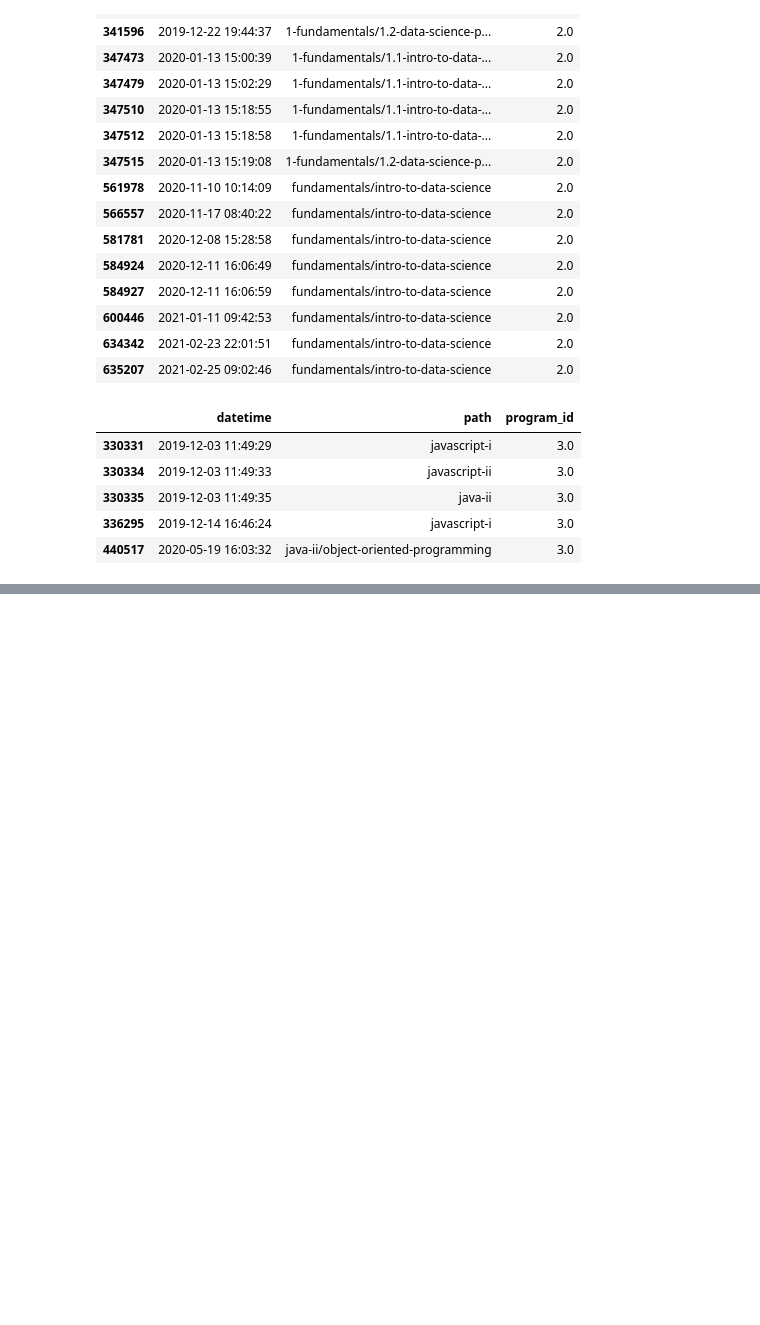
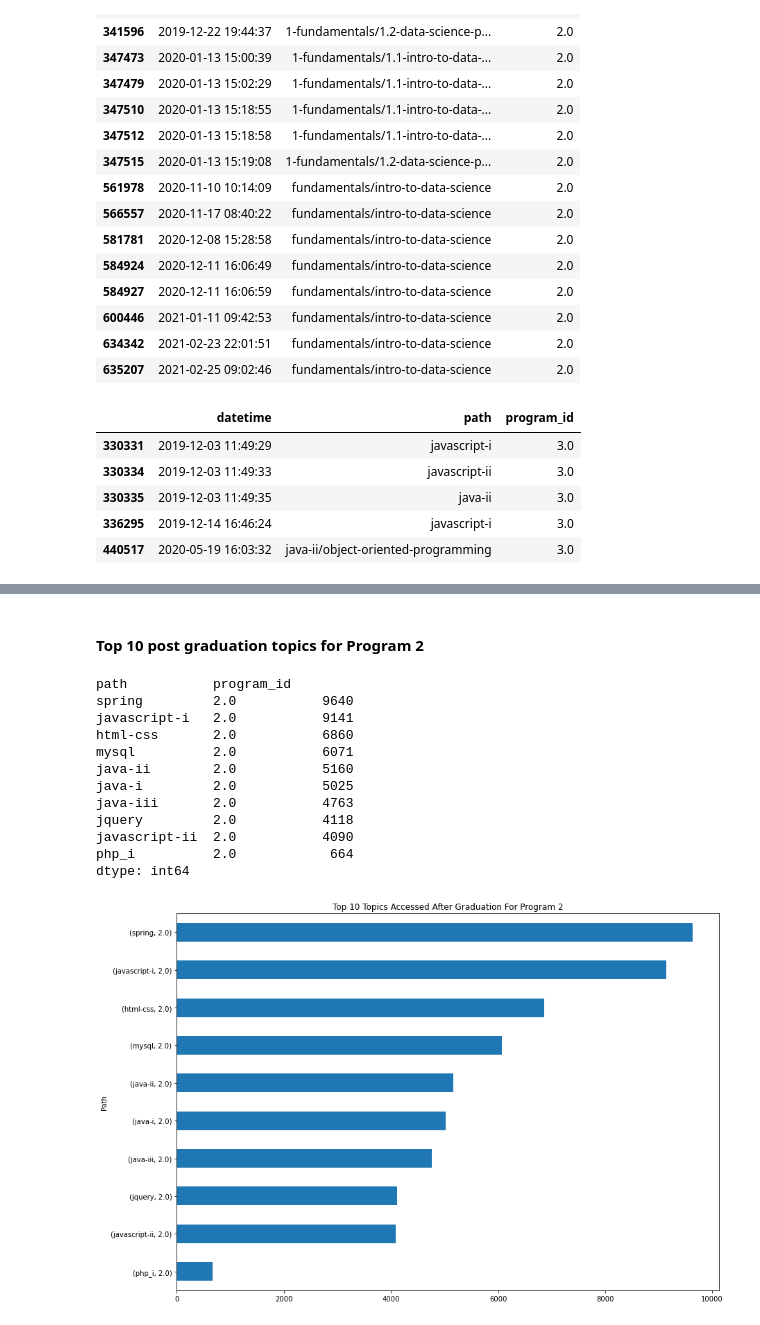
Before and after one commit to ot-tk/cohort_anomalies, a Jupyter notebook: final_report.ipynb, the cells around one changed output, grey strips where cells are left out. Cells and saved outputs as stored; diff of their text form; code cells hidden in the pictures; blank space fills up the shorter version.

```diff
--- a/final_report.ipynb
+++ b/final_report.ipynb
@@ -157,0 +232,20 @@ e.question5(df,'ds')
+# %% [markdown]
+#### Top 10 post graduation topics for Program 2
+# %%
+#list and plots top 10 topics for program_id 2.0
+df_after_grad[df_after_grad['program_id'] == 2.0].value_counts().head(10).sort_values().plot.barh(title='Top 10 Topics Accessed After Graduation For Program 2',xlabel='Path',ylabel='Count',figsize=(14,10))
+print(df_after_grad[df_after_grad['program_id'] == 2.0].value_counts().head(10))
+# %% [output]
+path           program_id
+spring         2.0           9640
+javascript-i   2.0           9141
+html-css       2.0           6860
+mysql          2.0           6071
+java-ii        2.0           5160
+java-i         2.0           5025
+java-iii       2.0           4763
+jquery         2.0           4118
+javascript-ii  2.0           4090
+php_i          2.0            664
+dtype: int64
+[figure, added]
```
Also changed, not shown: parts of 30 cells of this notebook.
